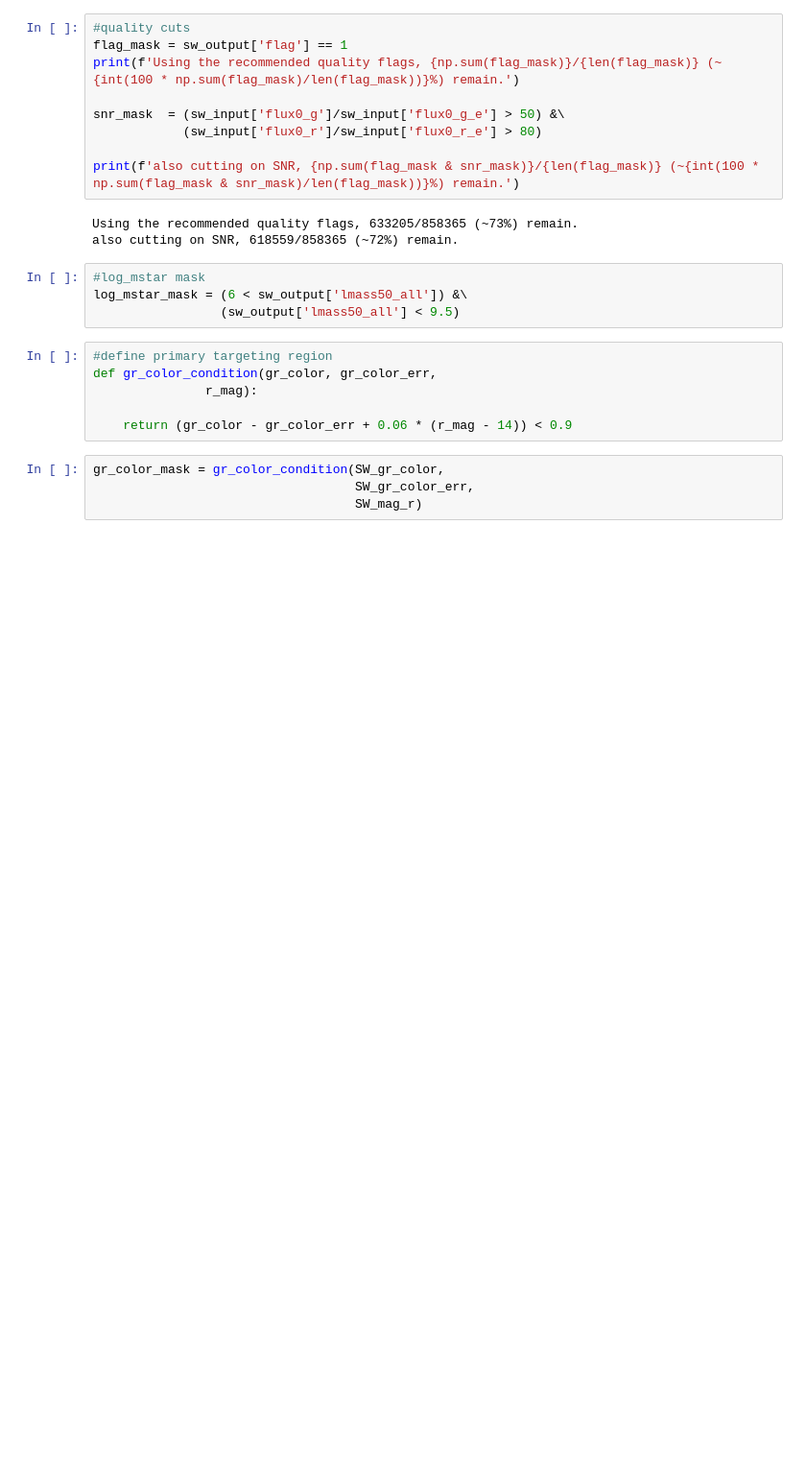
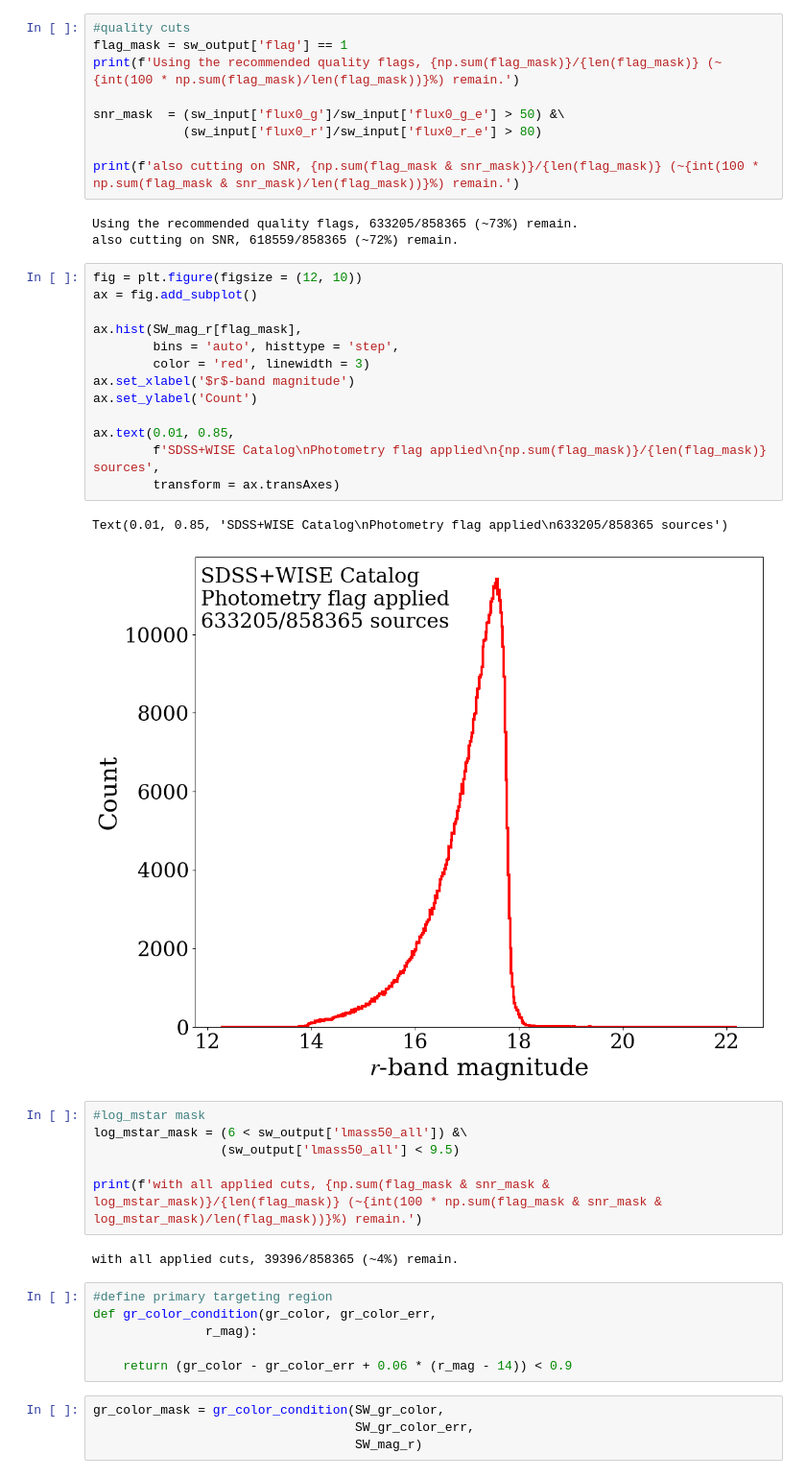
Before and after one commit to lsajkov/strw_mpdg, a Jupyter notebook: data_notebooks/SDSS_WISE_catalog.ipynb, the cells around one changed output. Shown at 96% size. Saved outputs shown, nothing was run; the diff lists cells and outputs as text; blank space fills up the shorter version.

```diff
--- a/data_notebooks/SDSS_WISE_catalog.ipynb
+++ b/data_notebooks/SDSS_WISE_catalog.ipynb
@@ -109,10 +96,30 @@ print(f'also cutting on SNR, {np.sum(flag_mask & snr_mask)}/{len(flag_mask)} (~{
 # %% [output]
 Using the recommended quality flags, 633205/858365 (~73%) remain.
 also cutting on SNR, 618559/858365 (~72%) remain.
+# %%
+fig = plt.figure(figsize = (12, 10))
+ax = fig.add_subplot()
+
+ax.hist(SW_mag_r[flag_mask],
+        bins = 'auto', histtype = 'step',
+        color = 'red', linewidth = 3)
+ax.set_xlabel('$r$-band magnitude')
+ax.set_ylabel('Count')
+
+ax.text(0.01, 0.85,
+        f'SDSS+WISE Catalog\nPhotometry flag applied\n{np.sum(flag_mask)}/{len(flag_mask)} sources',
+        transform = ax.transAxes)
+# %% [output]
+Text(0.01, 0.85, 'SDSS+WISE Catalog\nPhotometry flag applied\n633205/858365 sources')
+[figure, added]
 # %%
 #log_mstar mask
 log_mstar_mask = (6 < sw_output['lmass50_all']) &\
                  (sw_output['lmass50_all'] < 9.5)
+
+print(f'with all applied cuts, {np.sum(flag_mask & snr_mask & log_mstar_mask)}/{len(flag_mask)} (~{int(100 * np.sum(flag_mask & snr_mask & log_mstar_mask)/len(flag_mask))}%) remain.')
+# %% [output]
+with all applied cuts, 39396/858365 (~4%) remain.
 # %%
 #define primary targeting region
 def gr_color_condition(gr_color, gr_color_err,
```
Also changed, not shown: parts of 5 cells of this notebook, 3 other files.
